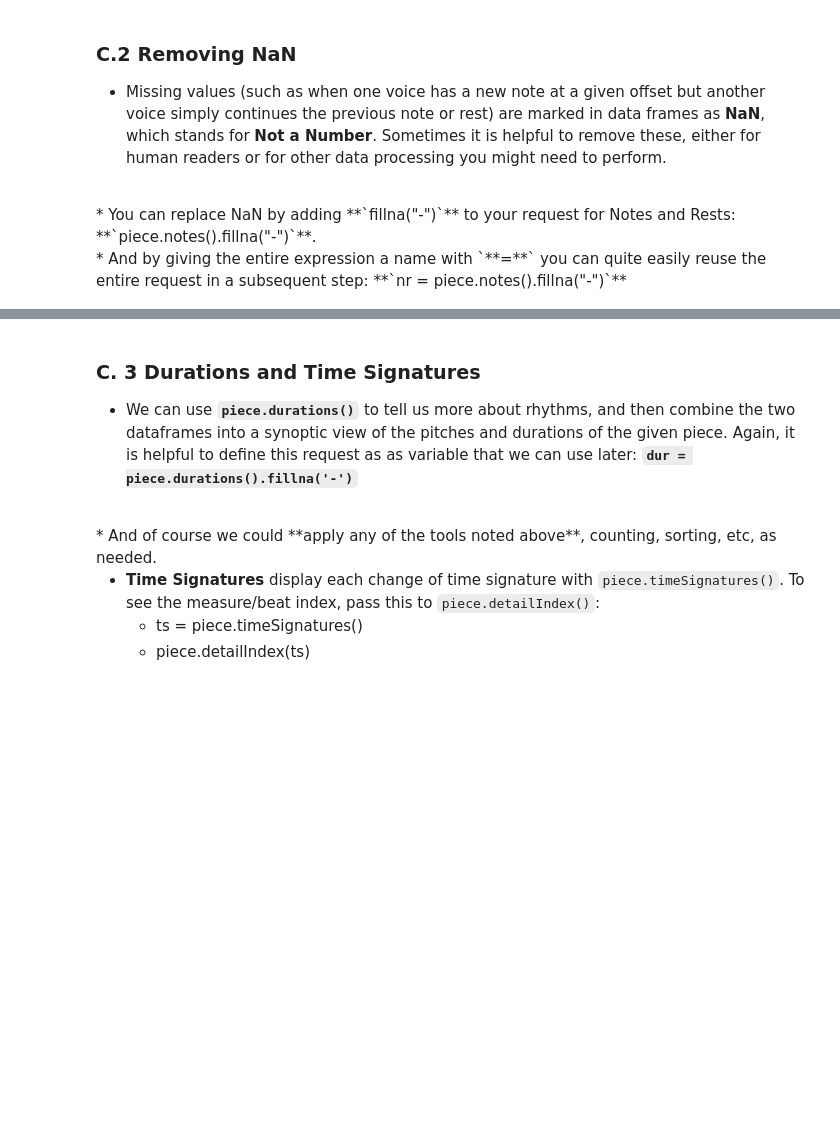
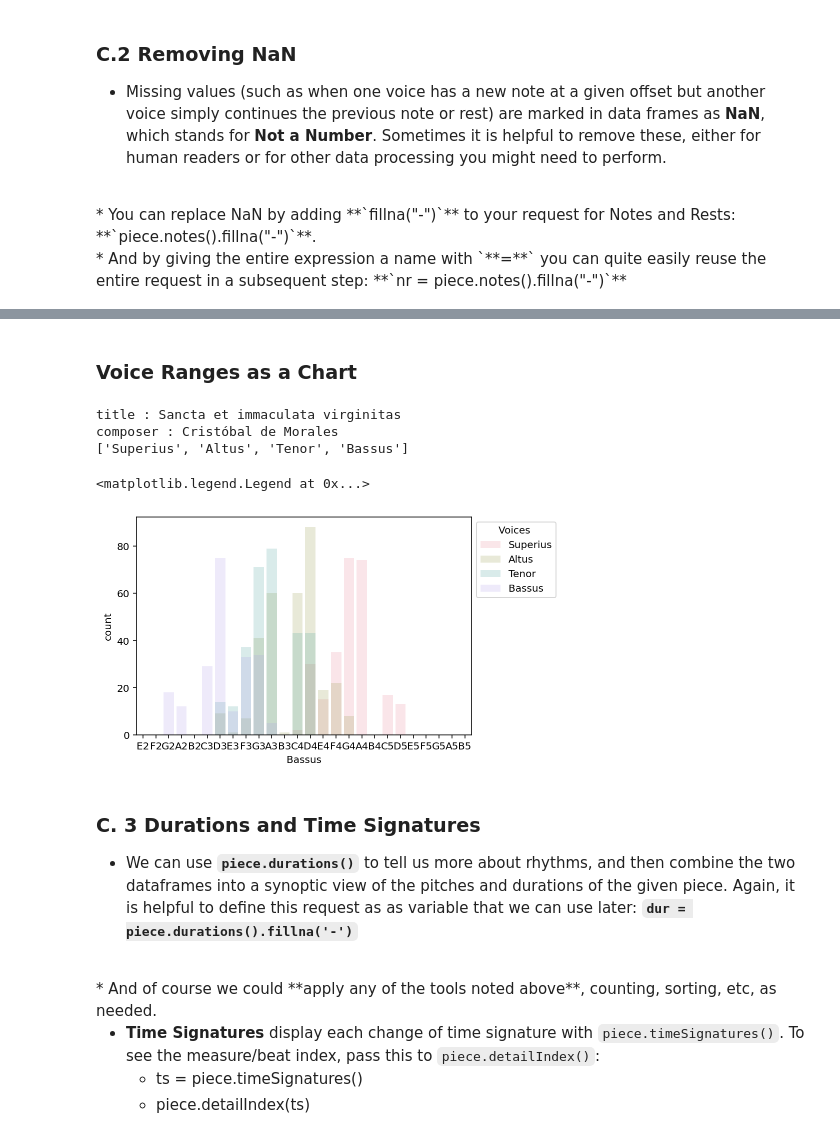
Before and after one commit to RichardFreedman/CRIM_JHUB, a Jupyter notebook: CRIM_01_Basics.ipynb, the cells around one changed output, grey strips where cells are left out. Saved outputs shown, nothing was run; the diff lists cells and outputs as text; code cells hidden in the pictures; blank space fills up the shorter version.

Commit message:
update with charts

```diff
--- a/CRIM_01_Basics.ipynb
+++ b/CRIM_01_Basics.ipynb
@@ -243,0 +277,21 @@ KeyError: 'Cantus'
+# %%
+# set your order of pitches
+pitch_order = ['E2', 'F2', 'G2', 'A2', 'B2', 'C3', 'D3', 'E3', 'F3', 'G3', 'A3', 'B3','C4', 'D4', 'E4', 'F4', 'G4', 'A4', 'B4',
+'C5', 'D5', 'E5', 'F5', 'G5', 'A5', 'B5']
+
+# get notes and rests, then fill the NA's (which are Nulls and will confuse things)
+nr = piece.notes()
+nr.fillna('-')
+
+# count up the values in each item column--sum for each pitch.
+# make a copy to be sure we don't mess up
+nr = nr.apply(pd.Series.value_counts).fillna(0).astype(int).reset_index().copy()
+
+# rename the index column to something more useful
+nr.rename(columns = {'index':'pitch'}, inplace = True)
+nr
+
+# apply the categorical list and sort
+nr['pitch'] = pd.Categorical(nr["pitch"], categories=pitch_order)
+nr = nr.sort_values(by = "pitch").dropna().copy()
+nr
@@ -244,3 +317,25 @@ KeyError: 'Cantus'
+# %% [markdown]
+### Voice Ranges as a Chart
+# %%
+# color list
+nr = piece.notes()
+voices = nr.columns.to_list()
+palette = sns.husl_palette(len(voices))
+md = piece.metadata
+for key, value in md.items():
+    print(key, ':', value)
+print(voices)
+for voice in voices:
+    ind = voices.index(voice)
+    color = palette[ind]
+    sns.countplot(data=nr, x=voice, color=color, order=pitch_order, alpha=.2)
+plt.legend(title="Voices ", labels=voices, loc = 2, bbox_to_anchor = (1,1))
+# %% [output]
+title : Sancta et immaculata virginitas
+composer : Cristóbal de Morales
+['Superius', 'Altus', 'Tenor', 'Bassus']
+<matplotlib.legend.Legend at 0x...>
+[figure, added]
 # %% [markdown]
 ### C. 3 Durations and Time Signatures
 * We can use **`piece.durations()`** to tell us more about rhythms, and then combine the two dataframes into a synoptic view of the pitches and durations of the given piece.  Again, it is helpful to define this request as as variable that we can use later: **`dur = piece.durations().fillna('-')`**
```
Also changed, not shown: parts of 10 cells of this notebook, 2 other files.
